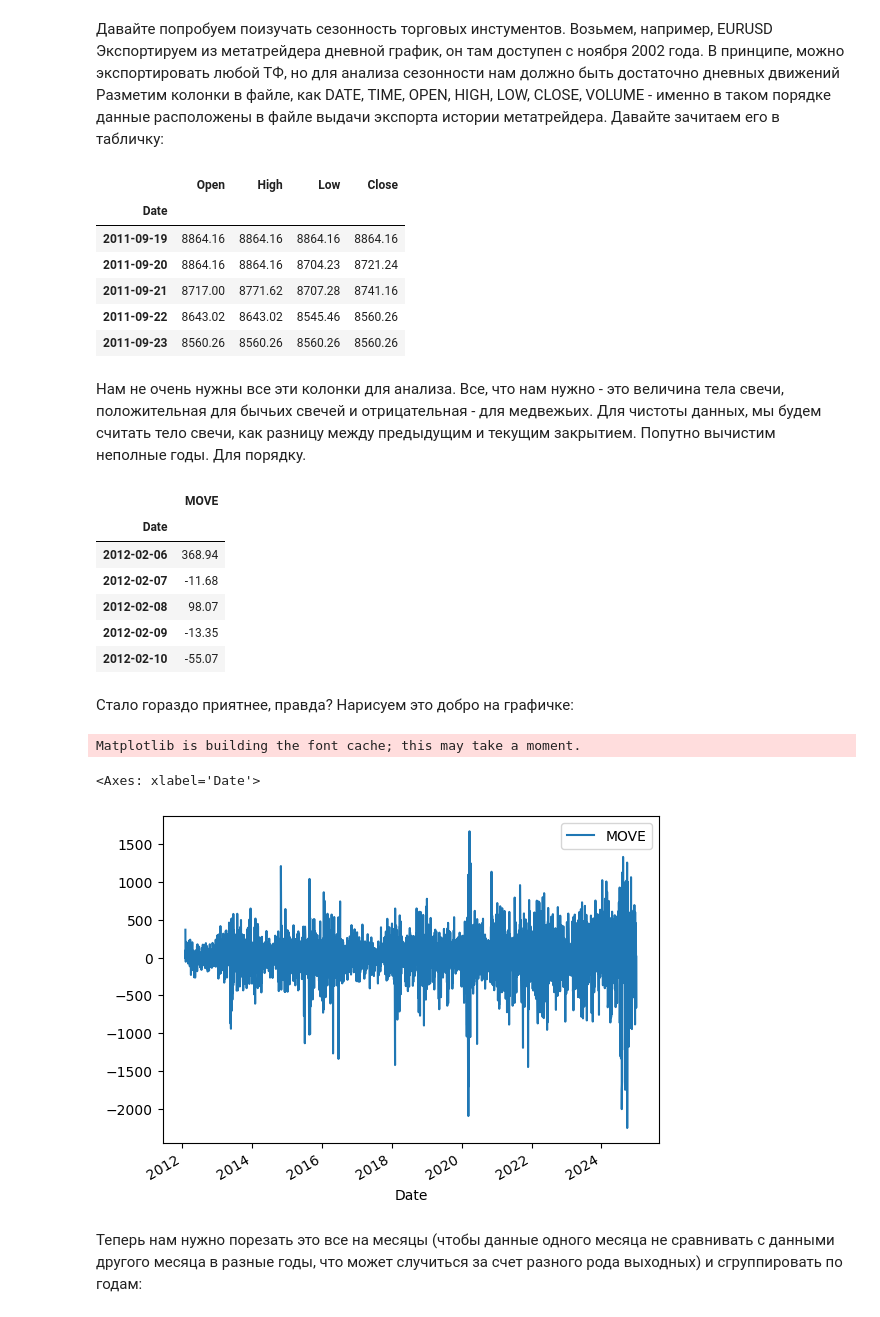
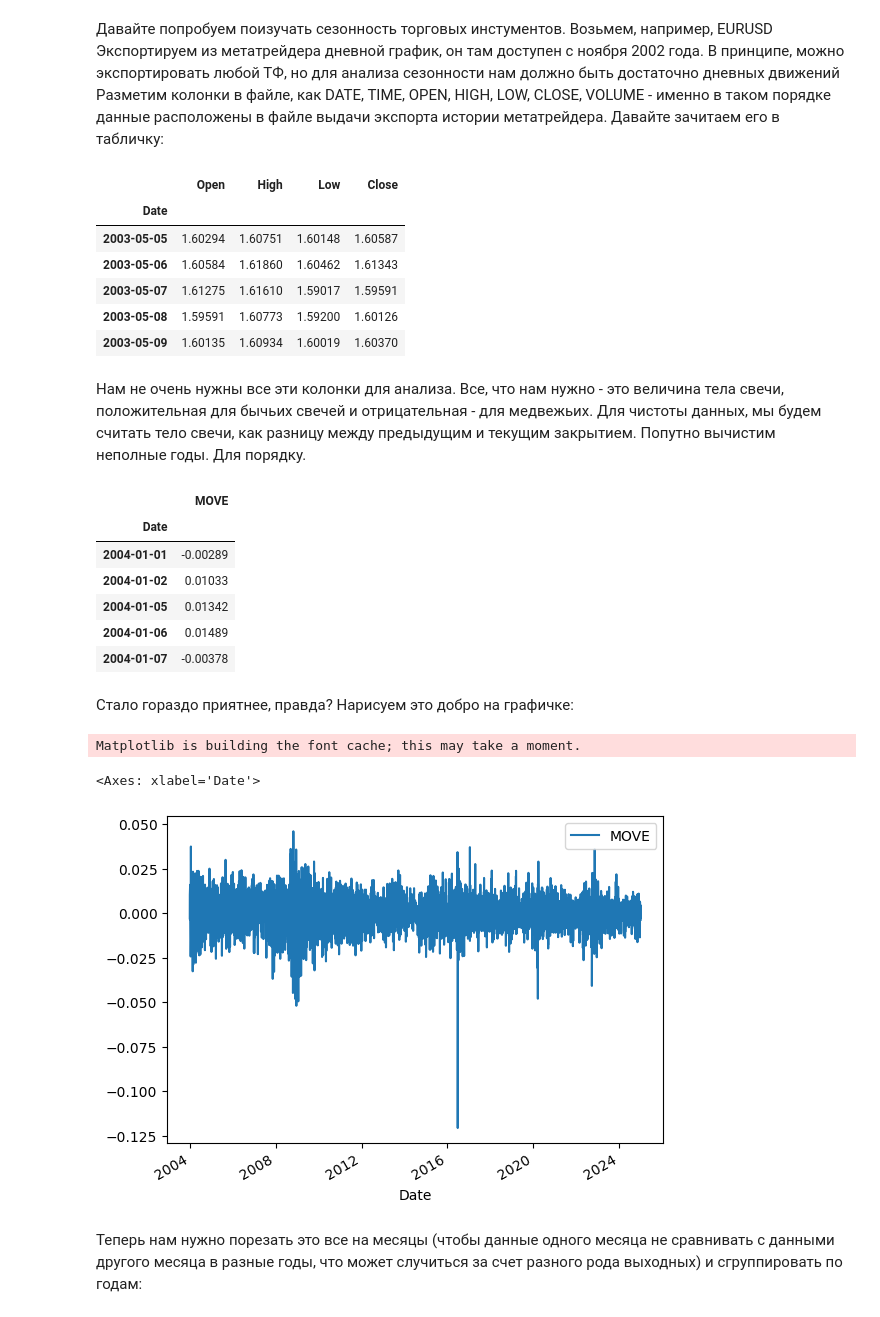
Before and after one commit to ryabigo/asset_seasonality, a Jupyter notebook: asset_seasonality_dukas.ipynb, the cells around one changed output. Cells and saved outputs as stored; diff of their text form; code cells hidden in the pictures.

```diff
--- a/asset_seasonality_dukas.ipynb
+++ b/asset_seasonality_dukas.ipynb
@@ -8,28 +8,28 @@
 # %%
 import pandas as pd
 import numpy as np
 from datetime import datetime
 
-df = pd.read_csv('Dukascopy-JPNIDXJPY-2011.09.18-2025.02.05-bardata_D1.csv',
+df = pd.read_csv('Dukascopy-GBPUSD-2003.05.04-2025.02.05-bardata_D1.csv',
                  sep=',',
                  header=0,
                  dtype={
                      'Open': np.float64,
                      'High': np.float64,
                      'Low': np.float64,
                      'Close': np.float64},
                  encoding='utf-8',
                  parse_dates=['Date'],
                  date_format='%Y.%m.%d').set_index('Date')
 df.head(5)
 # %% [output]
 |  | Open | High | Low | Close |
 | Date |  |  |  |  |
-| 2011-09-19 | 8864.16 | 8864.16 | 8864.16 | 8864.16 |
-| 2011-09-20 | 8864.16 | 8864.16 | 8704.23 | 8721.24 |
-| 2011-09-21 | 8717.00 | 8771.62 | 8707.28 | 8741.16 |
-| 2011-09-22 | 8643.02 | 8643.02 | 8545.46 | 8560.26 |
-| 2011-09-23 | 8560.26 | 8560.26 | 8560.26 | 8560.26 |
+| 2003-05-05 | 1.60294 | 1.60751 | 1.60148 | 1.60587 |
+| 2003-05-06 | 1.60584 | 1.61860 | 1.60462 | 1.61343 |
+| 2003-05-07 | 1.61275 | 1.61610 | 1.59017 | 1.59591 |
+| 2003-05-08 | 1.59591 | 1.60773 | 1.59200 | 1.60126 |
+| 2003-05-09 | 1.60135 | 1.60934 | 1.60019 | 1.60370 |
 # %% [markdown]
 Нам не очень нужны все эти колонки для анализа.
 Все, что нам нужно - это величина тела свечи, положительная для бычьих свечей и отрицательная - для медвежьих.
@@ -60,11 +60,11 @@ df_trimmed.head(5)
 # %% [output]
 |  | MOVE |
 | Date |  |
-| 2012-02-06 | 368.94 |
-| 2012-02-07 | -11.68 |
-| 2012-02-08 | 98.07 |
-| 2012-02-09 | -13.35 |
-| 2012-02-10 | -55.07 |
+| 2004-01-01 | -0.00289 |
+| 2004-01-02 | 0.01033 |
+| 2004-01-05 | 0.01342 |
+| 2004-01-06 | 0.01489 |
+| 2004-01-07 | -0.00378 |
 # %% [markdown]
 Стало гораздо приятнее, правда?
 Нарисуем это добро на графичке:
@@ -74,7 +74,7 @@ df_trimmed.plot()
 # %% [output]
 Matplotlib is building the font cache; this may take a moment.
 <Axes: xlabel='Date'>
-[figure, old version]
+[figure, new version]
 # %% [markdown]
 Теперь нам нужно порезать это все на месяцы (чтобы данные одного месяца не сравнивать с данными другого месяца в разные годы, что может случиться за счет разного рода выходных) и сгруппировать по годам:
 # %%
```
Also changed, not shown: parts of 13 cells of this notebook.
